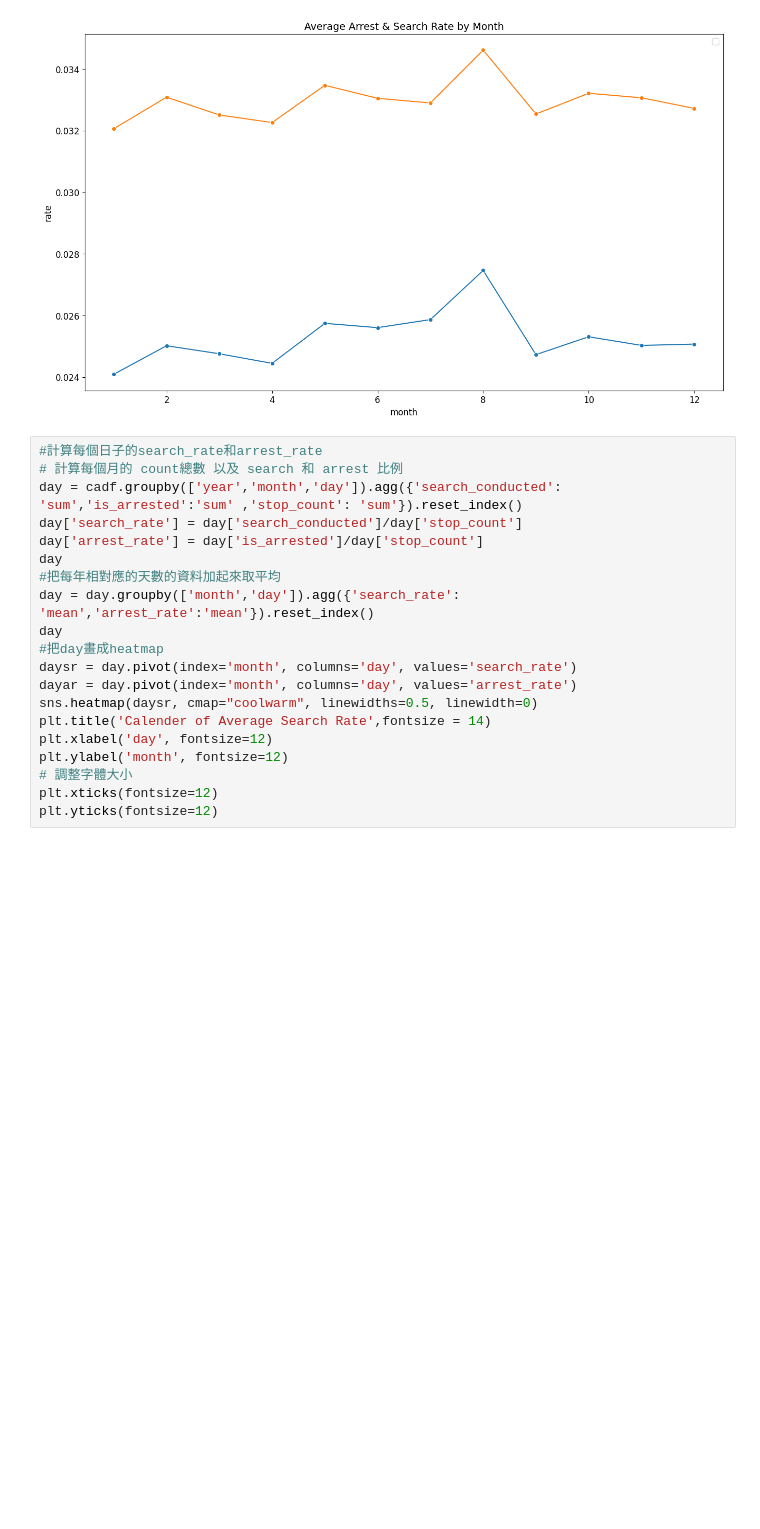
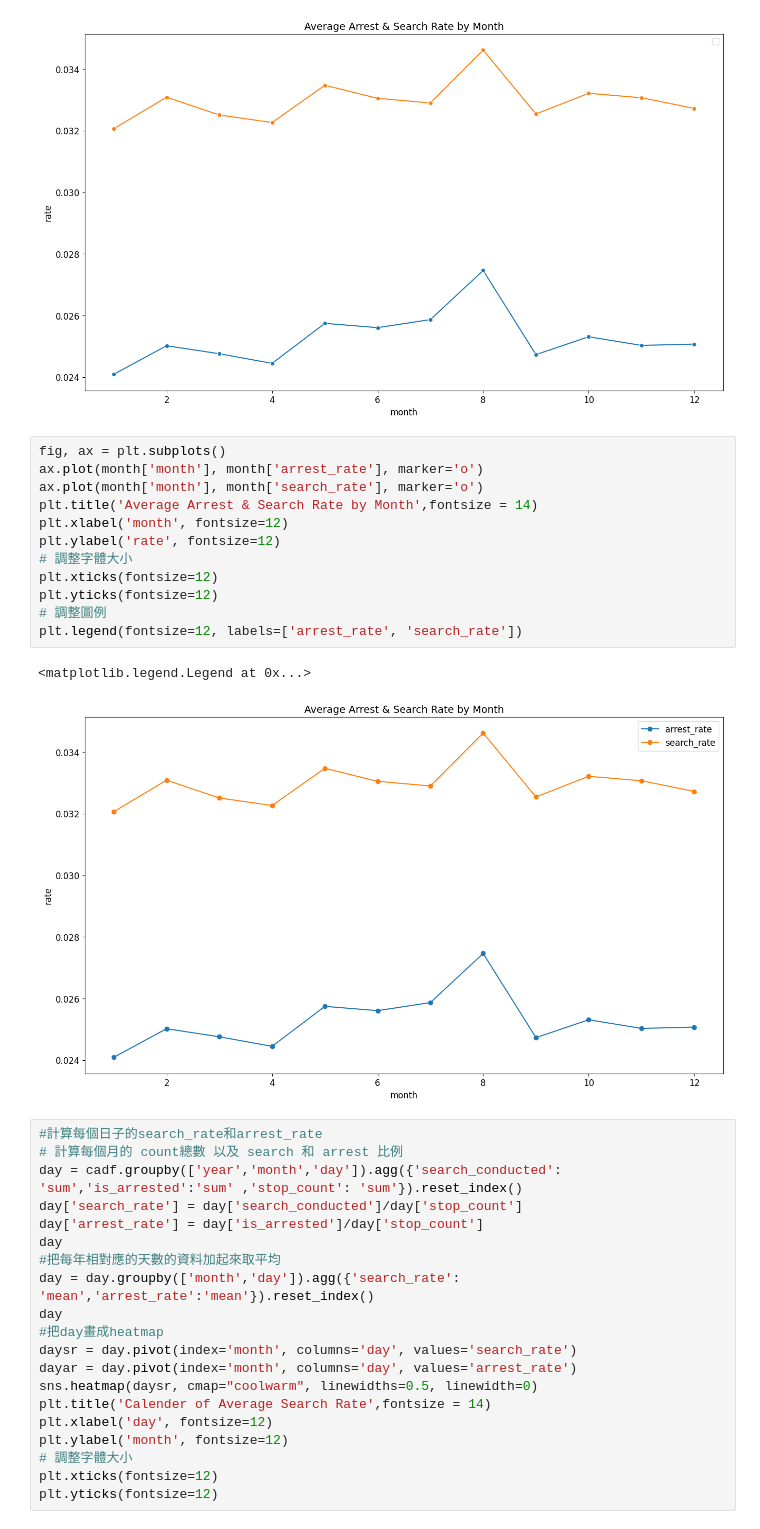
Before and after one commit to tyhsu719/final_repo, a Jupyter notebook: final_project/code scripts & data/policing activities.ipynb, the cells around one changed output. Cells and saved outputs as stored; diff of their text form; blank space fills up the shorter version.

```diff
--- a/final_project/code scripts & data/policing activities.ipynb
+++ b/final_project/code scripts & data/policing activities.ipynb
@@ -128,6 +126,21 @@ plt.legend(fontsize=12)
 No artists with labels found to put in legend.  Note that artists whose label start with an underscore are ignored when legend() is called with no argument.
 <matplotlib.legend.Legend at 0x...>
 [figure]
+# %%
+fig, ax = plt.subplots()
+ax.plot(month['month'], month['arrest_rate'], marker='o')
+ax.plot(month['month'], month['search_rate'], marker='o')
+plt.title('Average Arrest & Search Rate by Month',fontsize = 14)
+plt.xlabel('month', fontsize=12)
+plt.ylabel('rate', fontsize=12)
+# 調整字體大小
+plt.xticks(fontsize=12)
+plt.yticks(fontsize=12)
+# 調整圖例
+plt.legend(fontsize=12, labels=['arrest_rate', 'search_rate'])
+# %% [output]
+<matplotlib.legend.Legend at 0x...>
+[figure, added]
 # %%
 #計算每個日子的search_rate和arrest_rate
 # 計算每個月的 count總數 以及 search 和 arrest 比例
```
Also changed, not shown: parts of 2 cells of this notebook, 1 other file.
